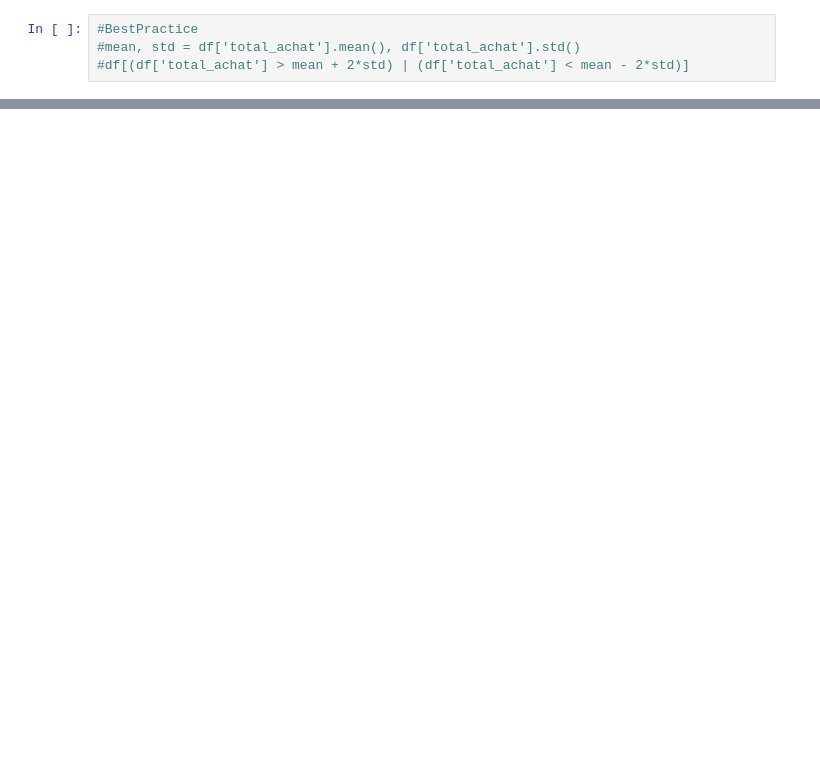
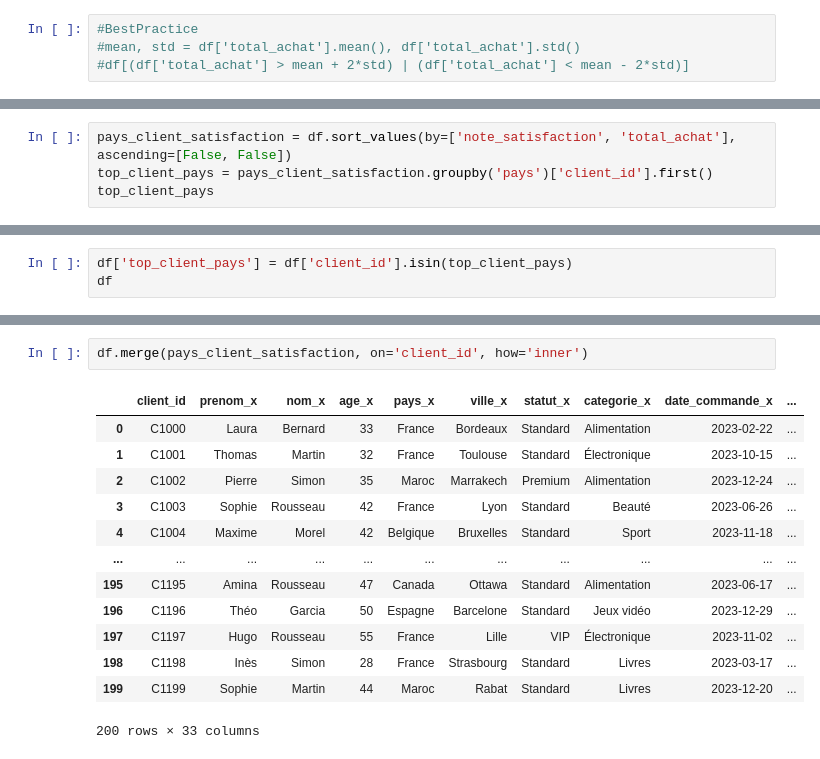
Before and after one commit to H3-8/pandas, a Jupyter notebook: notebook.ipynb, the cells around one changed output, grey strips where cells are left out. Saved outputs shown, nothing was run; the diff lists cells and outputs as text; blank space fills up the shorter version.

```diff
--- a/notebook.ipynb
+++ b/notebook.ipynb
@@ -796,0 +840,4 @@ df[(df['total_achat'] > outlier_up) | (df['total_achat'] < outlier_down)]
+# %%
+pays_client_satisfaction = df.sort_values(by=['note_satisfaction', 'total_achat'], ascending=[False, False])
+top_client_pays = pays_client_satisfaction.groupby('pays')['client_id'].first()
+top_client_pays
@@ -796,0 +855,3 @@ df[(df['total_achat'] > outlier_up) | (df['total_achat'] < outlier_down)]
+# %%
+df['top_client_pays'] = df['client_id'].isin(top_client_pays)
+df
@@ -796,0 +872,16 @@ df[(df['total_achat'] > outlier_up) | (df['total_achat'] < outlier_down)]
+# %%
+df.merge(pays_client_satisfaction, on='client_id', how='inner')
+# %% [output]
+|  | client_id | prenom_x | nom_x | age_x | pays_x | ville_x | statut_x | categorie_x | date_commande_x | ... |
+| 0 | C1000 | Laura | Bernard | 33 | France | Bordeaux | Standard | Alimentation | 2023-02-22 | ... |
+| 1 | C1001 | Thomas | Martin | 32 | France | Toulouse | Standard | Électronique | 2023-10-15 | ... |
+| 2 | C1002 | Pierre | Simon | 35 | Maroc | Marrakech | Premium | Alimentation | 2023-12-24 | ... |
+| 3 | C1003 | Sophie | Rousseau | 42 | France | Lyon | Standard | Beauté | 2023-06-26 | ... |
+| 4 | C1004 | Maxime | Morel | 42 | Belgique | Bruxelles | Standard | Sport | 2023-11-18 | ... |
+| ... | ... | ... | ... | ... | ... | ... | ... | ... | ... | ... |
+| 195 | C1195 | Amina | Rousseau | 47 | Canada | Ottawa | Standard | Alimentation | 2023-06-17 | ... |
+| 196 | C1196 | Théo | Garcia | 50 | Espagne | Barcelone | Standard | Jeux vidéo | 2023-12-29 | ... |
+| 197 | C1197 | Hugo | Rousseau | 55 | France | Lille | VIP | Électronique | 2023-11-02 | ... |
+| 198 | C1198 | Inès | Simon | 28 | France | Strasbourg | Standard | Livres | 2023-03-17 | ... |
+| 199 | C1199 | Sophie | Martin | 44 | Maroc | Rabat | Standard | Livres | 2023-12-20 | ... |
+200 rows × 33 columns
```
Also changed, not shown: parts of 6 cells of this notebook.
